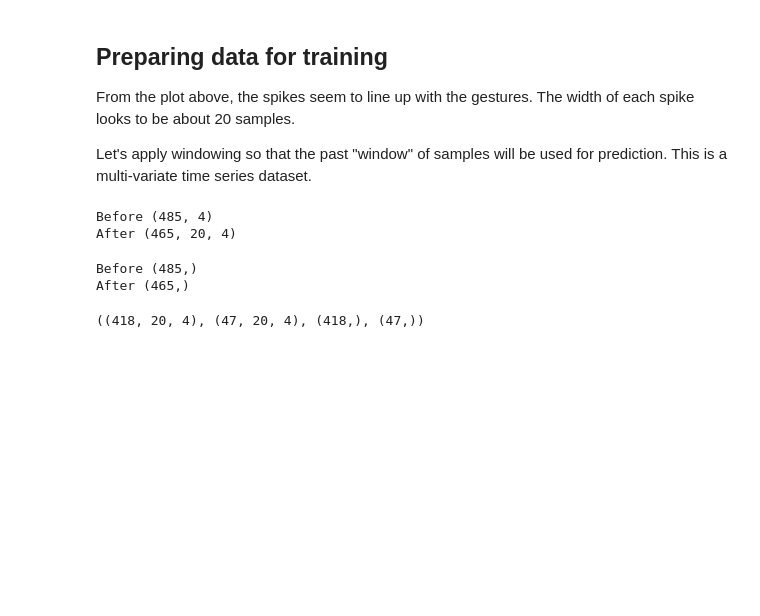
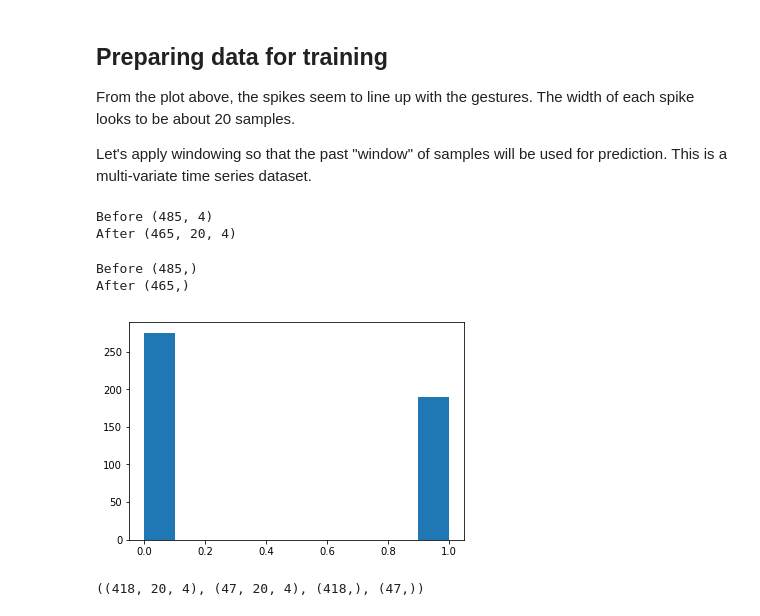
Before and after one commit to lisaong/diec, a Jupyter notebook: edge_online_learning.ipynb, the cells around one changed output. Drawn from its saved outputs; the diff is of its cells as text; code cells hidden in the pictures; blank space fills up the shorter version.

Commit message:
Checkpoint saving and online learning

```diff
--- a/edge_online_learning.ipynb
+++ b/edge_online_learning.ipynb
@@ -110,16 +116,33 @@ print('After', X_sequence.shape) # (rows, timesteps, features)
 Before (485, 4)
 After (465, 20, 4)
 # %%
-# shift y down by 1 value so that we are predicting the future
+# compute y based on rolling average of window values
 # make sure y is the same length as X_sequence
 
 target = 'Gesture_enc'
 print('Before', df[target].shape)
-y = df[target][1:X_sequence.shape[0]+1].values
+
+# rolling average
+y = df[target].rolling(window=timesteps).mean()
+
+# shift forward by 1 window
+y = y[timesteps:]
+
+# apply a threshold to convert to 1 and 0
+y = np.where(y >= 0.5, 1, 0)
+
+#y = df[target][1:X_sequence.shape[0]].values
 print('After', y.shape)
 # %% [output]
 Before (485,)
 After (465,)
+# %%
+# check for imbalance
+# imbalanced classes will make it harder to train.
+plt.hist(y)
+plt.show()
+# %% [output]
+[figure, added]
 # %%
 # create training and validation set
 X_train, X_val, y_train, y_val = train_test_split(X_sequence, y, test_size=0.1,
```
Also changed, not shown: parts of 11 cells of this notebook.
